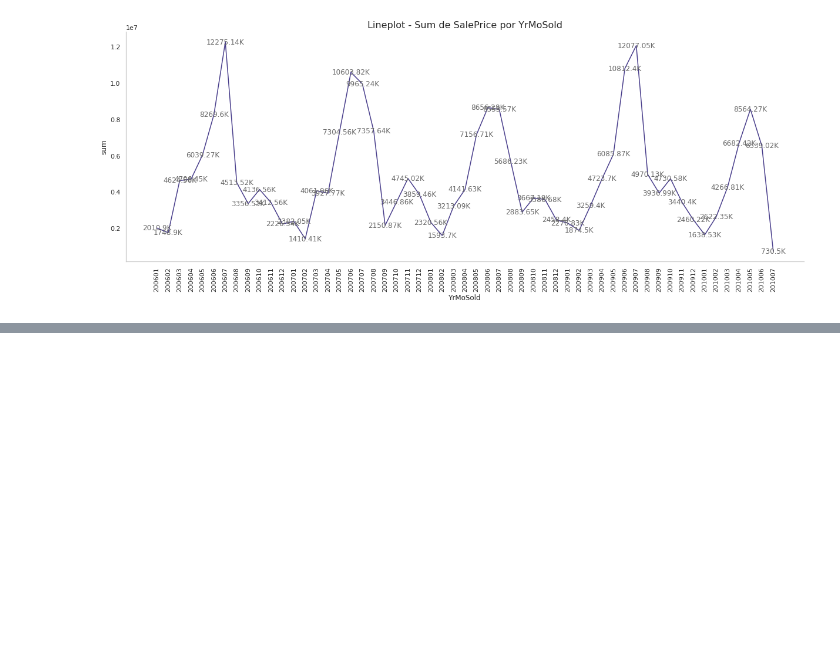
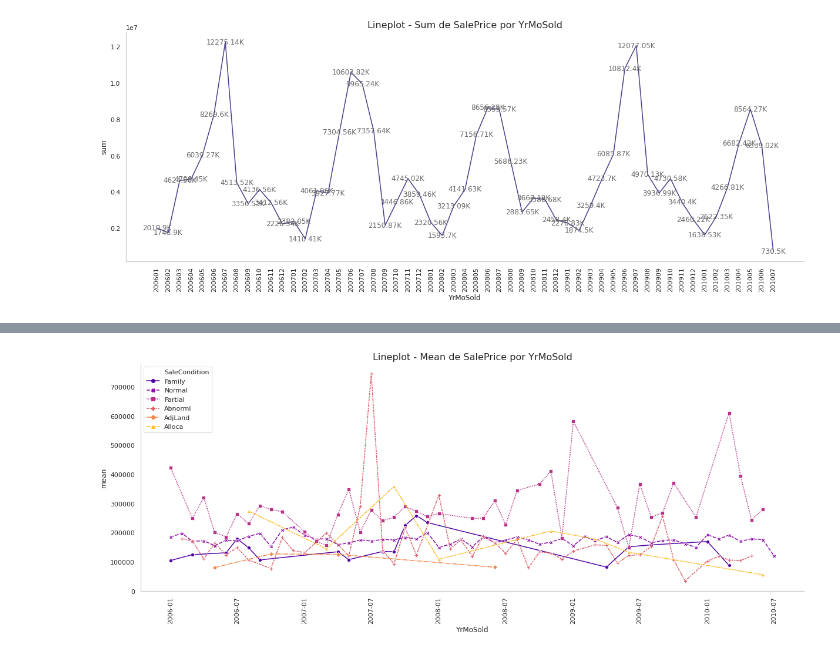
Before and after one commit to ThiagoPanini/pycomp, a Jupyter notebook: examples/housing-prices/Prevendo Preços de Imóveis.ipynb, the cells around one changed output, grey strips where cells are left out. Cells and saved outputs as stored; diff of their text form; code cells hidden in the pictures; blank space fills up the shorter version.

```diff
--- a/examples/housing-prices/Prevendo Preços de Imóveis.ipynb
+++ b/examples/housing-prices/Prevendo Preços de Imóveis.ipynb
@@ -455,0 +470,5 @@ plot_evolutionplot(df=df, x='YrMoSold', y='SalePrice', agg_type='sum', date_col=
+# %%
+plot_evolutionplot(df=df, x='YrMoSold', y='SalePrice', hue='SaleCondition', agg_type='mean',
+                   label_data=False, style='SaleCondition', palette='plasma')
+# %% [output]
+[figure, added]
```
Also changed, not shown: parts of 31 cells of this notebook, 2 other files.
